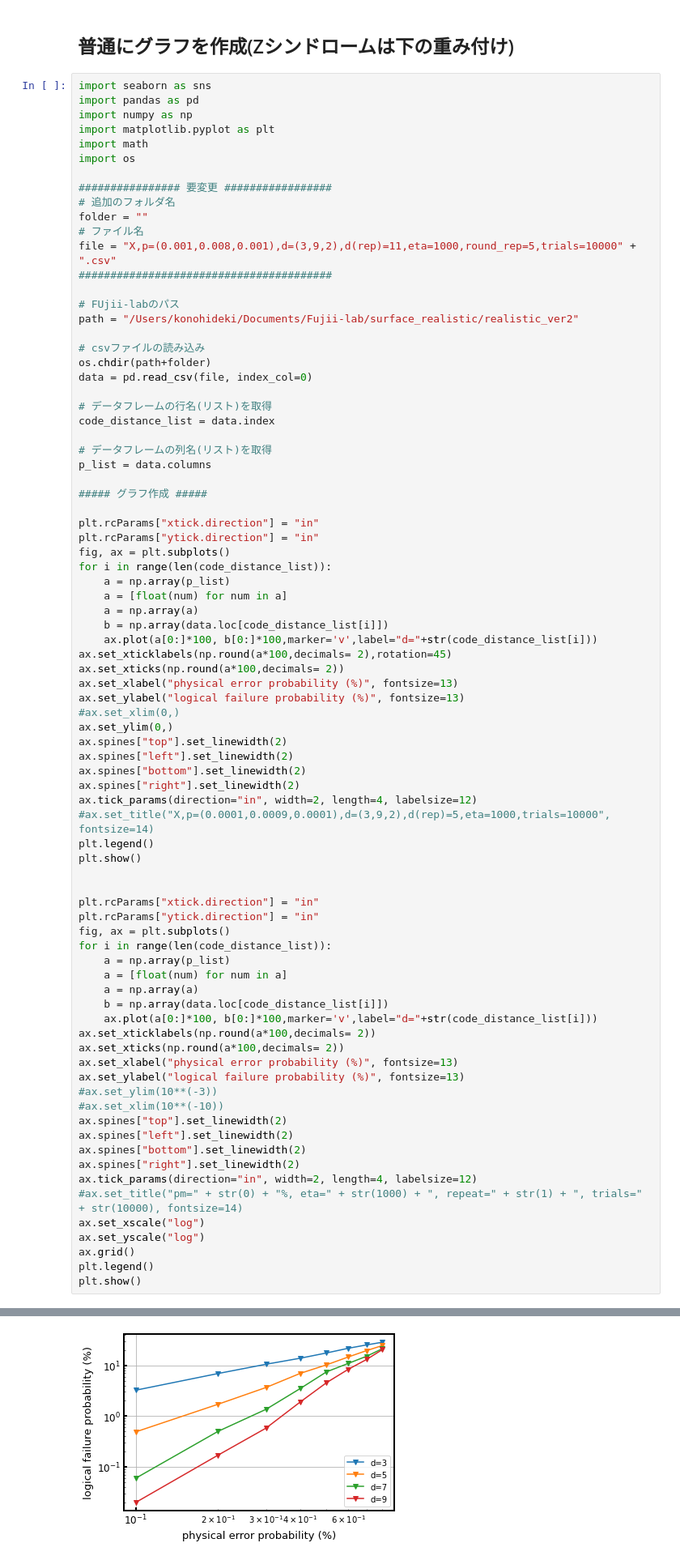
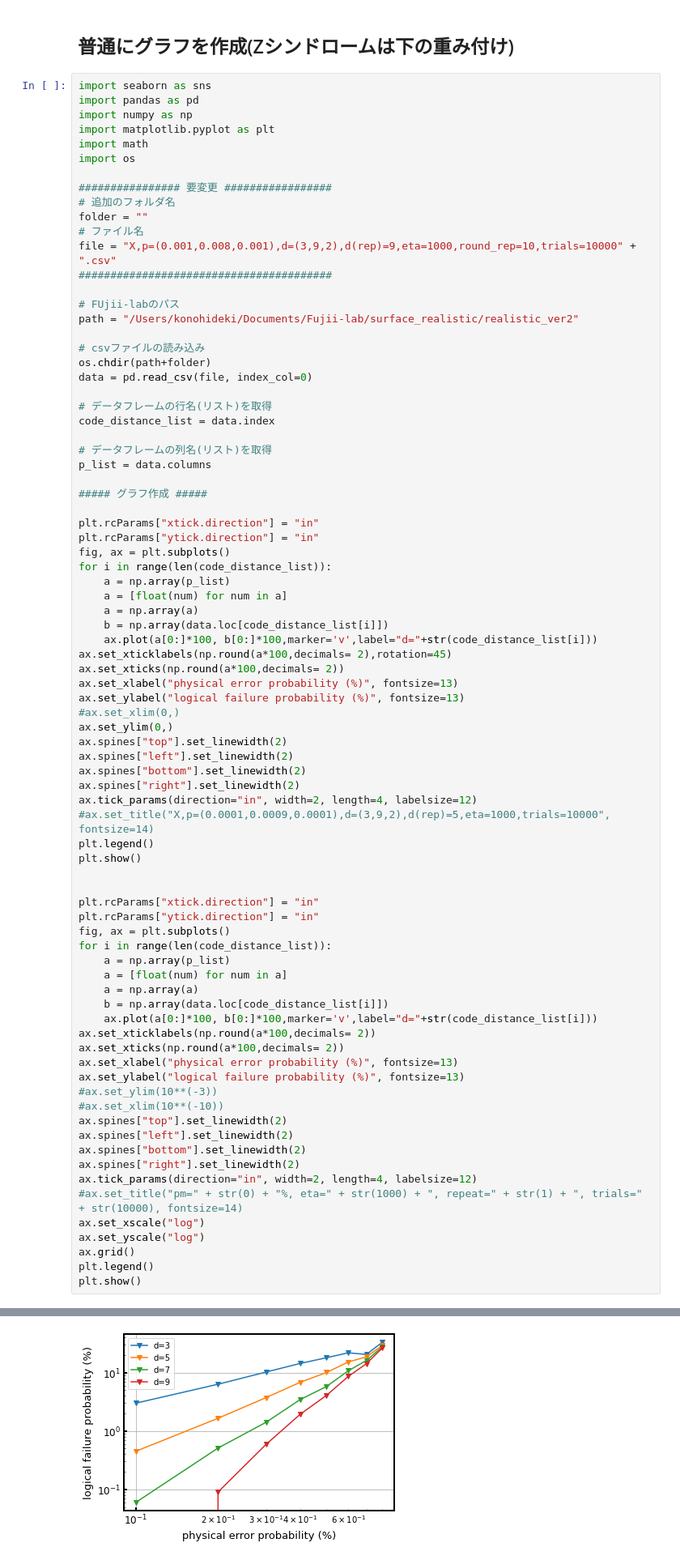
Before and after one commit to kono0924/Fujii-lab, a Jupyter notebook: surface_realistic/realistic_ver2/csv_view.ipynb, the cells around one changed output, grey strips where cells are left out. Shown at 81% size. Saved outputs shown, nothing was run; the diff lists cells and outputs as text.

```diff
--- a/surface_realistic/realistic_ver2/csv_view.ipynb
+++ b/surface_realistic/realistic_ver2/csv_view.ipynb
@@ -12,7 +12,7 @@ import os
 # 追加のフォルダ名
 folder = ""
 # ファイル名
-file = "X,p=(0.001,0.008,0.001),d=(3,9,2),d(rep)=11,eta=1000,round_rep=5,trials=10000" + ".csv"
+file = "X,p=(0.001,0.008,0.001),d=(3,9,2),d(rep)=9,eta=1000,round_rep=10,trials=10000" + ".csv"
 ########################################
 
 # FUjii-labのパス
@@ -86,4 +86,4 @@ plt.show()
-[figure, old version]
+[figure, new version]
 # %%
 import seaborn as sns
 import pandas as pd
```
Also changed, not shown: parts of 2 cells of this notebook, 5 other files.
